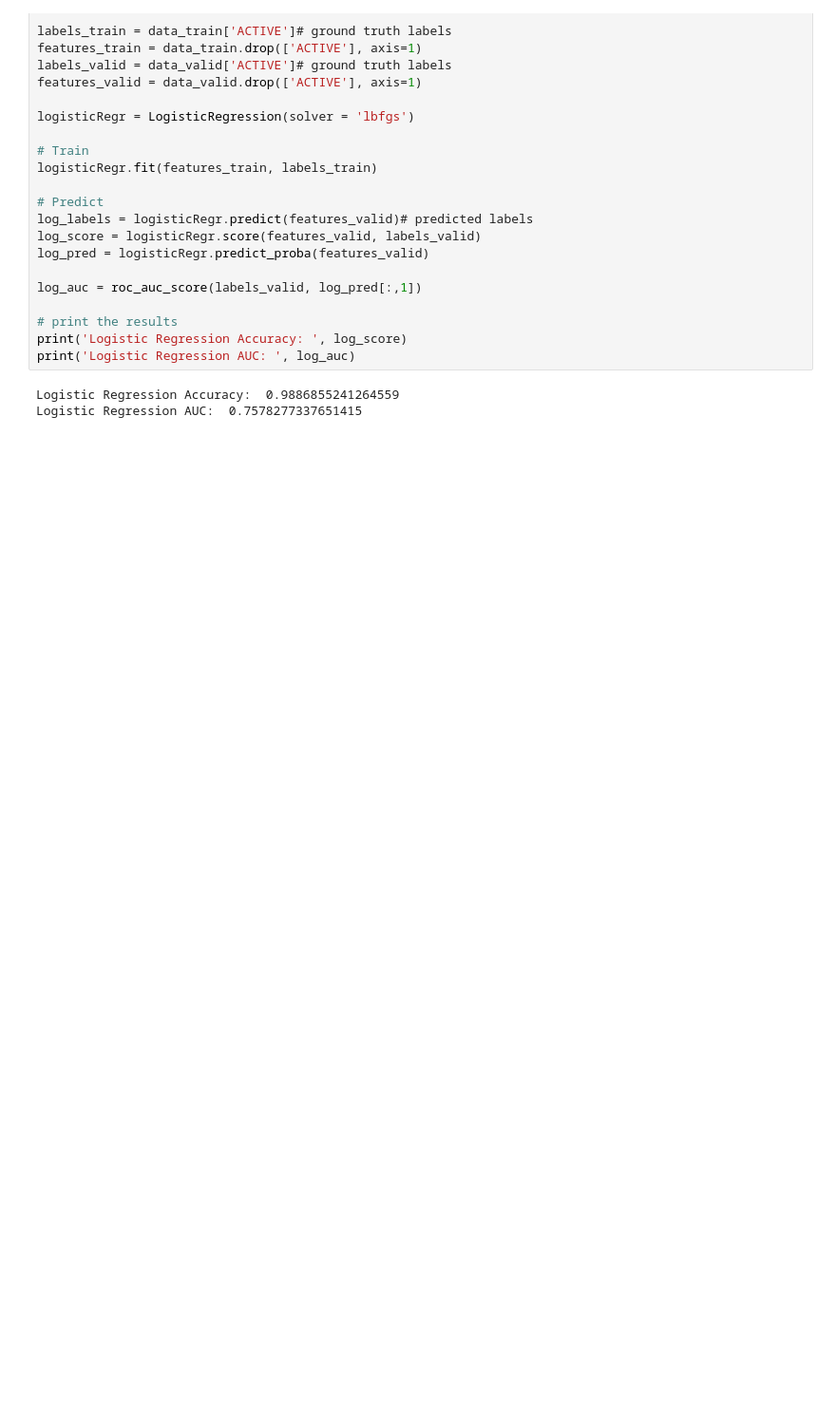
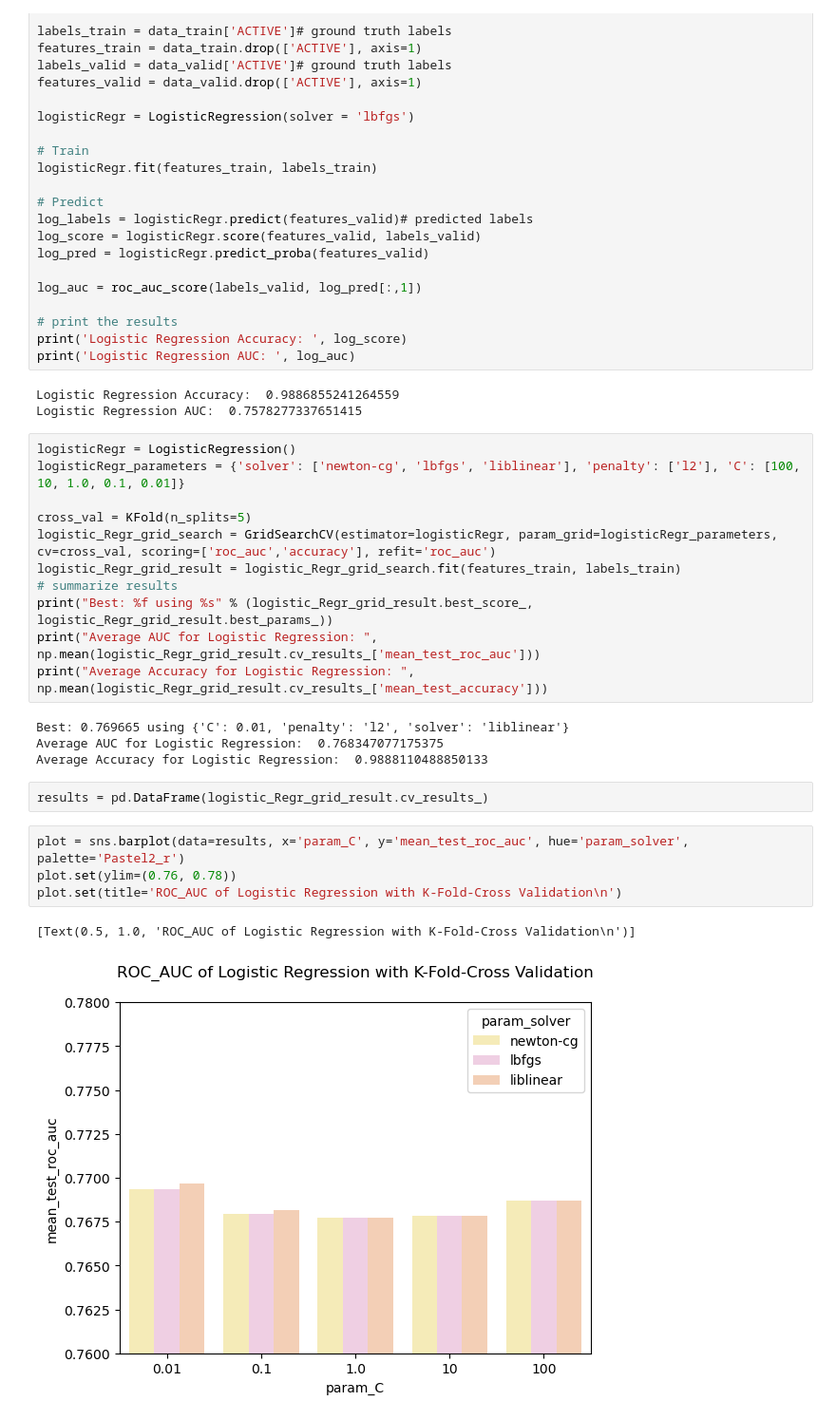
Before and after one commit to annafernandezrajal/Activity-Prediction-for-Chemical-Compounds, a Jupyter notebook: logistic_regression.ipynb, the cells around one changed output. Shown at 95% size. Cells and saved outputs as stored; diff of their text form; blank space fills up the shorter version.

Commit message:
Added plots for the report

```diff
--- a/logistic_regression.ipynb
+++ b/logistic_regression.ipynb
@@ -31,3 +35,27 @@ print('Logistic Regression AUC: ', log_auc)
 # %% [output]
 Logistic Regression Accuracy:  0.9886855241264559
 Logistic Regression AUC:  0.7578277337651415
+# %%
+logisticRegr = LogisticRegression()
+logisticRegr_parameters = {'solver': ['newton-cg', 'lbfgs', 'liblinear'], 'penalty': ['l2'], 'C': [100, 10, 1.0, 0.1, 0.01]}
+
+cross_val = KFold(n_splits=5)
+logistic_Regr_grid_search = GridSearchCV(estimator=logisticRegr, param_grid=logisticRegr_parameters, cv=cross_val, scoring=['roc_auc','accuracy'], refit='roc_auc')
+logistic_Regr_grid_result = logistic_Regr_grid_search.fit(features_train, labels_train)
+# summarize results
+print("Best: %f using %s" % (logistic_Regr_grid_result.best_score_, logistic_Regr_grid_result.best_params_))
+print("Average AUC for Logistic Regression: ", np.mean(logistic_Regr_grid_result.cv_results_['mean_test_roc_auc']))
+print("Average Accuracy for Logistic Regression: ", np.mean(logistic_Regr_grid_result.cv_results_['mean_test_accuracy']))
+# %% [output]
+Best: 0.769665 using {'C': 0.01, 'penalty': 'l2', 'solver': 'liblinear'}
+Average AUC for Logistic Regression:  0.768347077175375
+Average Accuracy for Logistic Regression:  0.9888110488850133
+# %%
+results = pd.DataFrame(logistic_Regr_grid_result.cv_results_)
+# %%
+plot = sns.barplot(data=results, x='param_C', y='mean_test_roc_auc', hue='param_solver', palette='Pastel2_r')
+plot.set(ylim=(0.76, 0.78))
+plot.set(title='ROC_AUC of Logistic Regression with K-Fold-Cross Validation\n')
+# %% [output]
+[Text(0.5, 1.0, 'ROC_AUC of Logistic Regression with K-Fold-Cross Validation\n')]
+[figure, added]
```
Also changed, not shown: parts of 2 cells of this notebook.
